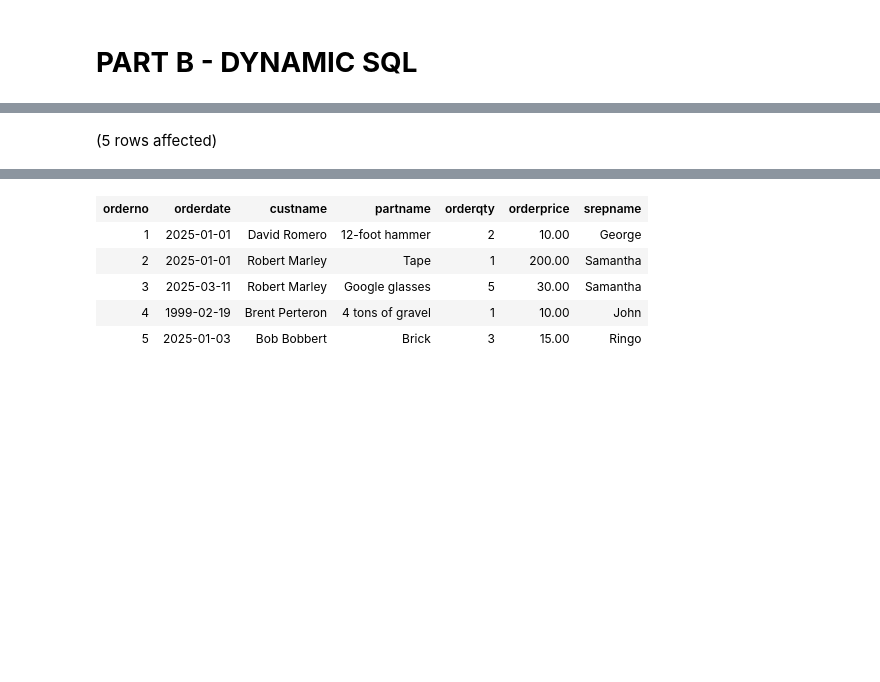
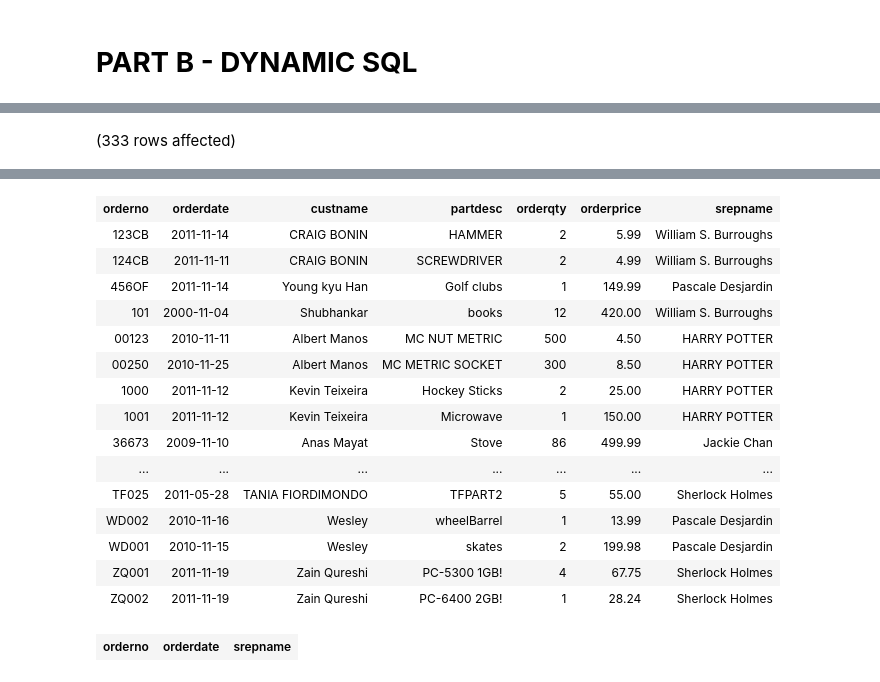
Before and after one commit to Adolfo-David-Romero/BonusAssignment3B, a Jupyter notebook: Assignment3B-Bonus.ipynb, the cells around one changed output, grey strips where cells are left out. Drawn from its saved outputs; the diff is of its cells as text; code cells hidden in the pictures; blank space fills up the shorter version.

```diff
--- a/Assignment3B-Bonus.ipynb
+++ b/Assignment3B-Bonus.ipynb
@@ -235,5 +263,9 @@ Total execution time: 00:00:00.016
 # %%
 --test
-EXEC GenerateSalesAnalysisReport 'so.orderno, so.orderdate, c.custname, p.partname, op.orderqty, op.orderprice, sr.srepname'
+EXEC GenerateSalesAnalysisReport 'so.orderno, so.orderdate, c.custname, p.partdesc, op.orderqty, op.orderprice, sr.srepname'
+EXEC GenerateSalesAnalysisReport
+    @Columns = 'so.orderno, so.orderdate, sr.srepname',
+    @Min = '2025-01-01',
+    @Max = '2025-12-31';
 # %% [output]
-(5 rows affected)
+(333 rows affected)
@@ -241,6 +274,17 @@ Total execution time: 00:00:00.029
-| orderno | orderdate | custname | partname | orderqty | orderprice | srepname |
-| 1 | 2025-01-01 | David Romero | 12-foot hammer | 2 | 10.00 | George |
-| 2 | 2025-01-01 | Robert Marley | Tape | 1 | 200.00 | Samantha |
-| 3 | 2025-03-11 | Robert Marley | Google glasses | 5 | 30.00 | Samantha |
-| 4 | 1999-02-19 | Brent Perteron | 4 tons of gravel | 1 | 10.00 | John |
-| 5 | 2025-01-03 | Bob Bobbert | Brick | 3 | 15.00 | Ringo |
+| orderno | orderdate | custname | partdesc | orderqty | orderprice | srepname |
+| 123CB | 2011-11-14 | CRAIG BONIN | HAMMER | 2 | 5.99 | William S. Burroughs |
+| 124CB | 2011-11-11 | CRAIG BONIN | SCREWDRIVER | 2 | 4.99 | William S. Burroughs |
+| 456OF | 2011-11-14 | Young kyu Han | Golf clubs | 1 | 149.99 | Pascale Desjardin |
+| 101 | 2000-11-04 | Shubhankar | books | 12 | 420.00 | William S. Burroughs |
+| 00123 | 2010-11-11 | Albert Manos | MC NUT METRIC | 500 | 4.50 | HARRY POTTER |
+| 00250 | 2010-11-25 | Albert Manos | MC METRIC SOCKET | 300 | 8.50 | HARRY POTTER |
+| 1000 | 2011-11-12 | Kevin Teixeira | Hockey Sticks | 2 | 25.00 | HARRY POTTER |
+| 1001 | 2011-11-12 | Kevin Teixeira | Microwave | 1 | 150.00 | HARRY POTTER |
+| 36673 | 2009-11-10 | Anas Mayat | Stove | 86 | 499.99 | Jackie Chan |
+| ... | ... | ... | ... | ... | ... | ... |
+| TF025 | 2011-05-28 | TANIA FIORDIMONDO | TFPART2 | 5 | 55.00 | Sherlock Holmes |
+| WD002 | 2010-11-16 | Wesley | wheelBarrel | 1 | 13.99 | Pascale Desjardin |
+| WD001 | 2010-11-15 | Wesley | skates | 2 | 199.98 | Pascale Desjardin |
+| ZQ001 | 2011-11-19 | Zain Qureshi | PC-5300 1GB! | 4 | 67.75 | Sherlock Holmes |
+| ZQ002 | 2011-11-19 | Zain Qureshi | PC-6400 2GB! | 1 | 28.24 | Sherlock Holmes |
+| orderno | orderdate | srepname |
```
Also changed, not shown: parts of 8 cells of this notebook.
